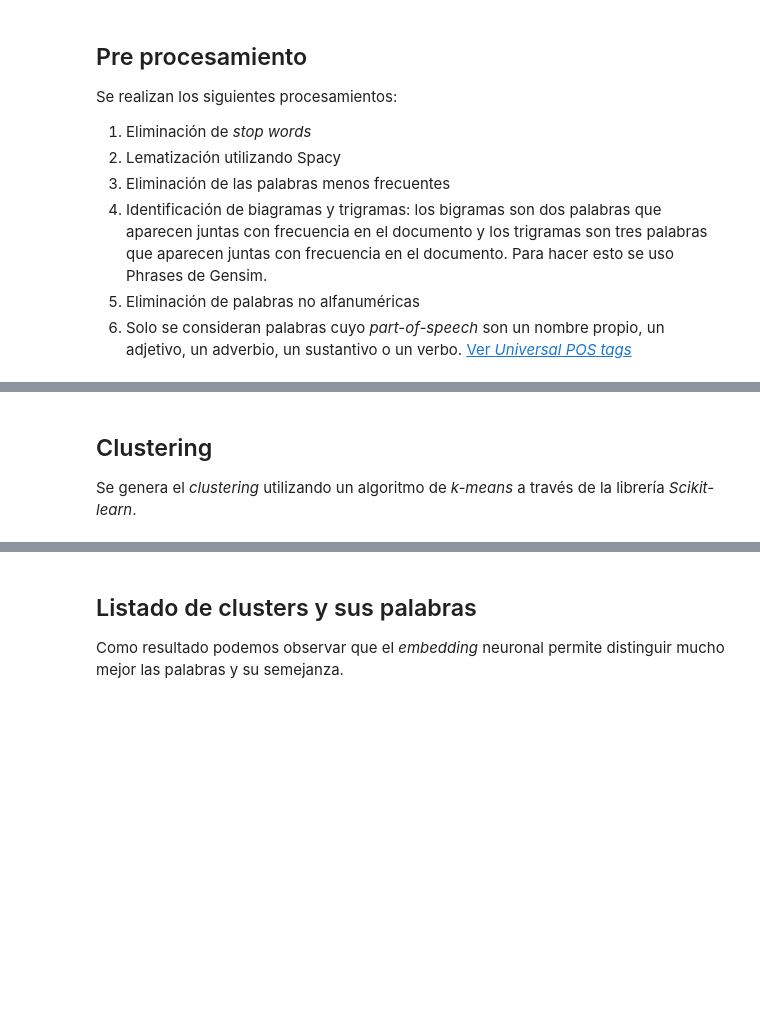
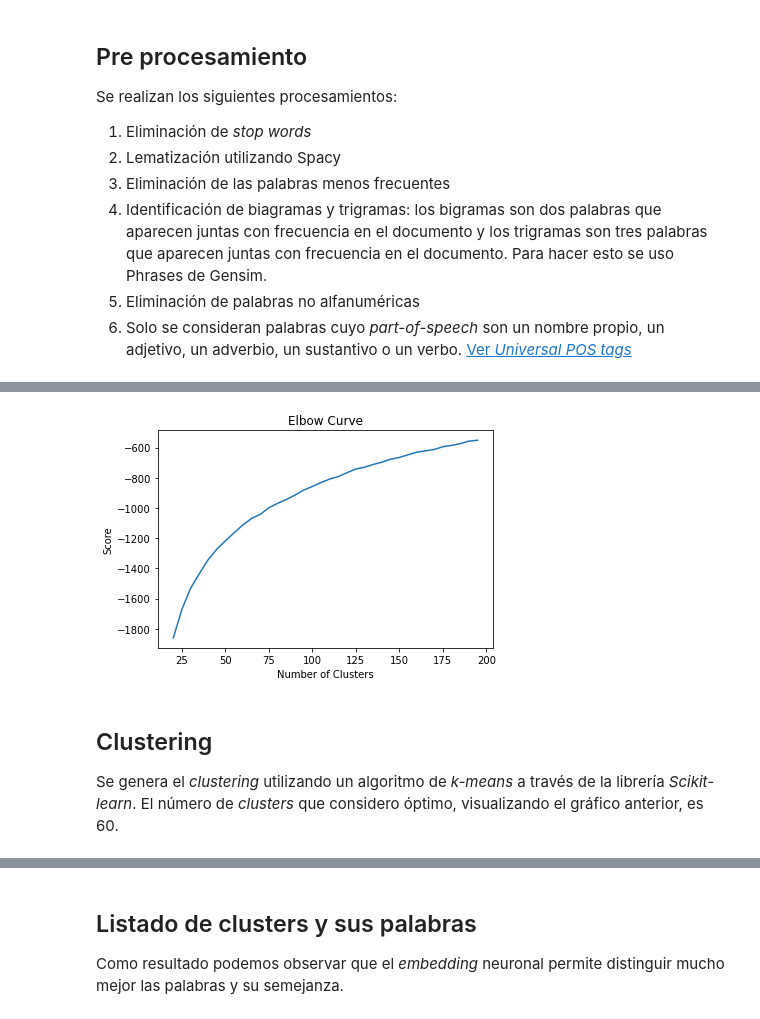
Before and after one commit to EvaVillarrealGuzman/clustering_npl, a Jupyter notebook: src/embedding_neuronal.ipynb, the cells around one changed output, grey strips where cells are left out. Cells and saved outputs as stored; diff of their text form; code cells hidden in the pictures; blank space fills up the shorter version.

Commit message:
Método elbow en embedding neuronal

```diff
--- a/src/embedding_neuronal.ipynb
+++ b/src/embedding_neuronal.ipynb
@@ -131,6 +142,20 @@ vocabulary= model.wv.index_to_key
+# %%
+min_topics = 20
+max_topics = 200
+step_size = 5
+Nc = range(min_topics, max_topics, step_size)
+kmeans = [KMeans(n_clusters=i) for i in Nc]
+score = [kmeans[i].fit(vectors).score(vectors) for i in range(len(kmeans))]
+plt.plot(Nc,score)
+plt.xlabel('Number of Clusters')
+plt.ylabel('Score')
+plt.title('Elbow Curve')
+plt.show()
+# %% [output]
+[figure, added]
 # %% [markdown]
 ## Clustering
 
-Se genera el *clustering* utilizando un algoritmo de *k-means* a través de la librería *Scikit-learn*.
+Se genera el *clustering* utilizando un algoritmo de *k-means* a través de la librería *Scikit-learn*. El número de *clusters* que considero óptimo, visualizando el gráfico anterior, es 60.
 # %%
 vectors = preprocessing.normalize(vectors)
```
Also changed, not shown: parts of 8 cells of this notebook, 2 other files.
